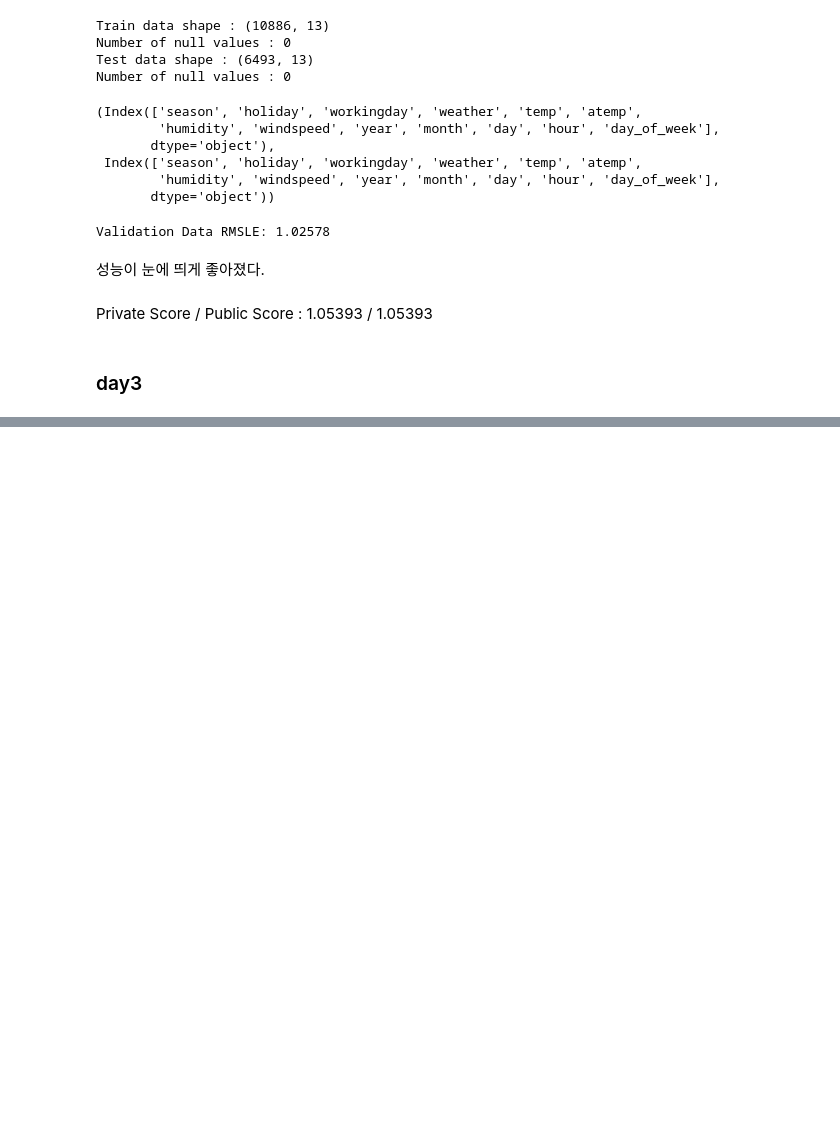
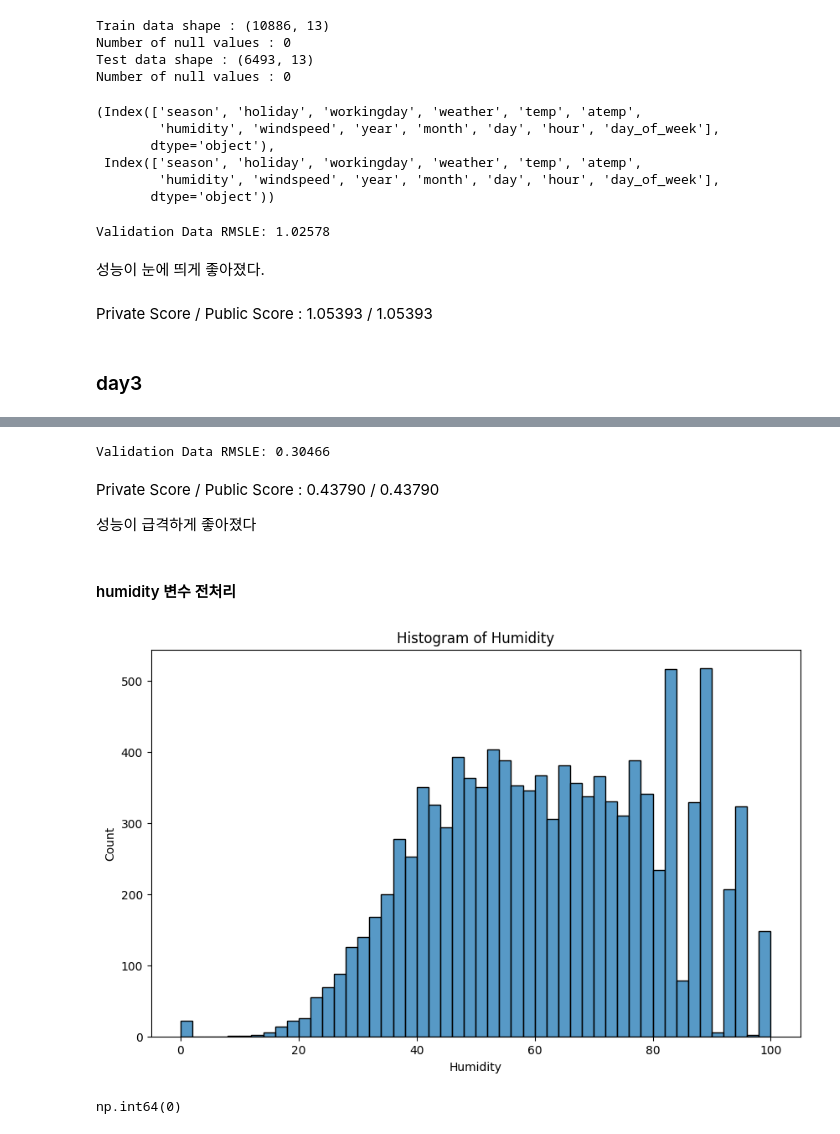
Before and after one commit to devwoo41/50Day_MLProjects, a Jupyter notebook: day2&3_bike/Train.ipynb, the cells around one changed output, grey strips where cells are left out. Saved outputs shown, nothing was run; the diff lists cells and outputs as text; code cells hidden in the pictures; blank space fills up the shorter version.

```diff
--- a/day2&3_bike/Train.ipynb
+++ b/day2&3_bike/Train.ipynb
@@ -416,0 +431,5 @@ Private Score / Public Score : 1.05393 / 1.05393
+# %%
+rmsle = np.sqrt(mean_squared_log_error(y_valid, y_valid_pred))
+print(f'Validation Data RMSLE: {rmsle:.5f}')
+# %% [output]
+Validation Data RMSLE: 0.30466
@@ -416,0 +442,19 @@ Private Score / Public Score : 1.05393 / 1.05393
+# %% [markdown]
+Private Score / Public Score : 0.43790 / 0.43790
+
+성능이 급격하게 좋아졌다
+# %% [markdown]
+#### humidity 변수 전처리
+# %%
+plt.figure(figsize=(10,6))
+sns.histplot(train_df['humidity'], bins=50)
+plt.title('Histogram of Humidity')
+plt.xlabel('Humidity')
+plt.ylabel('Count')
+plt.show()
+# %% [output]
+[figure, added]
+# %%
+train_df['humidity'].min()
+# %% [output]
+np.int64(0)
```
Also changed, not shown: parts of 24 cells of this notebook, 3 other files.
